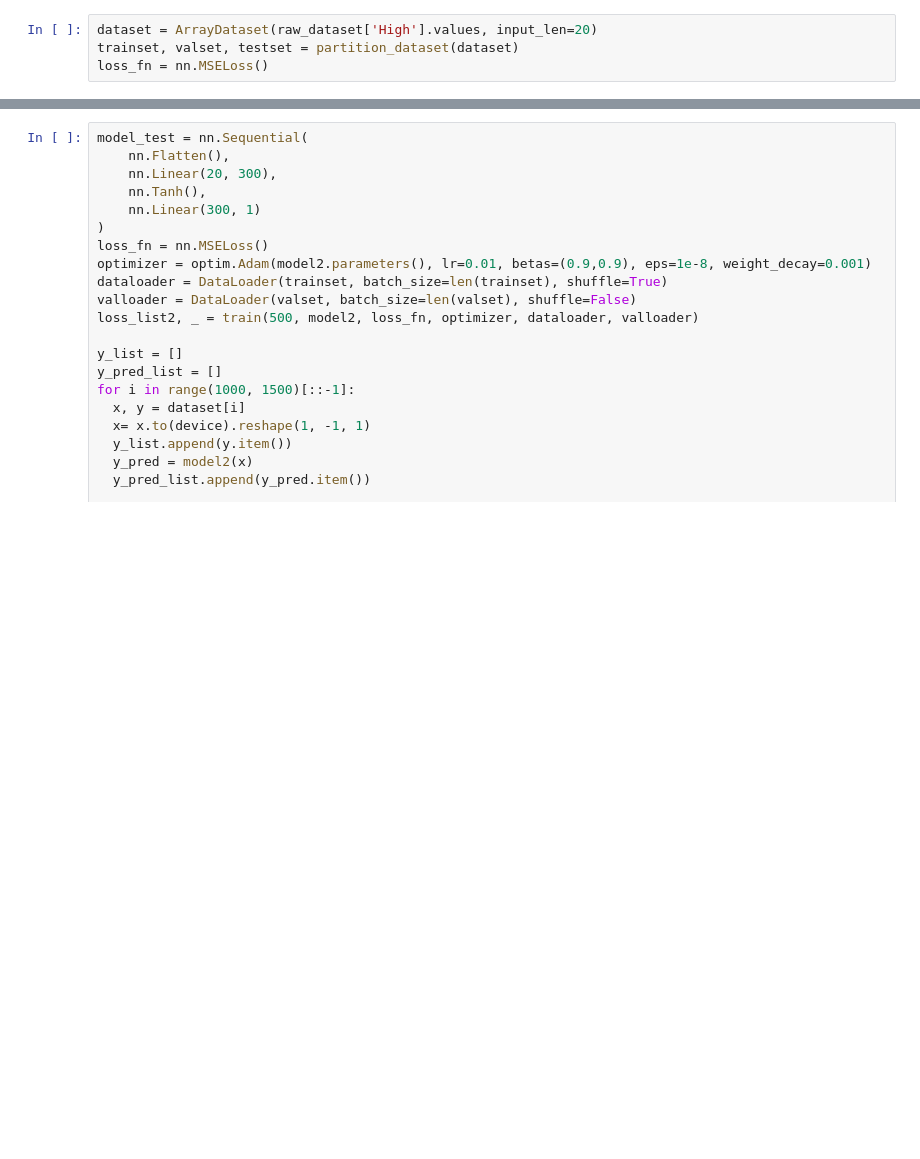
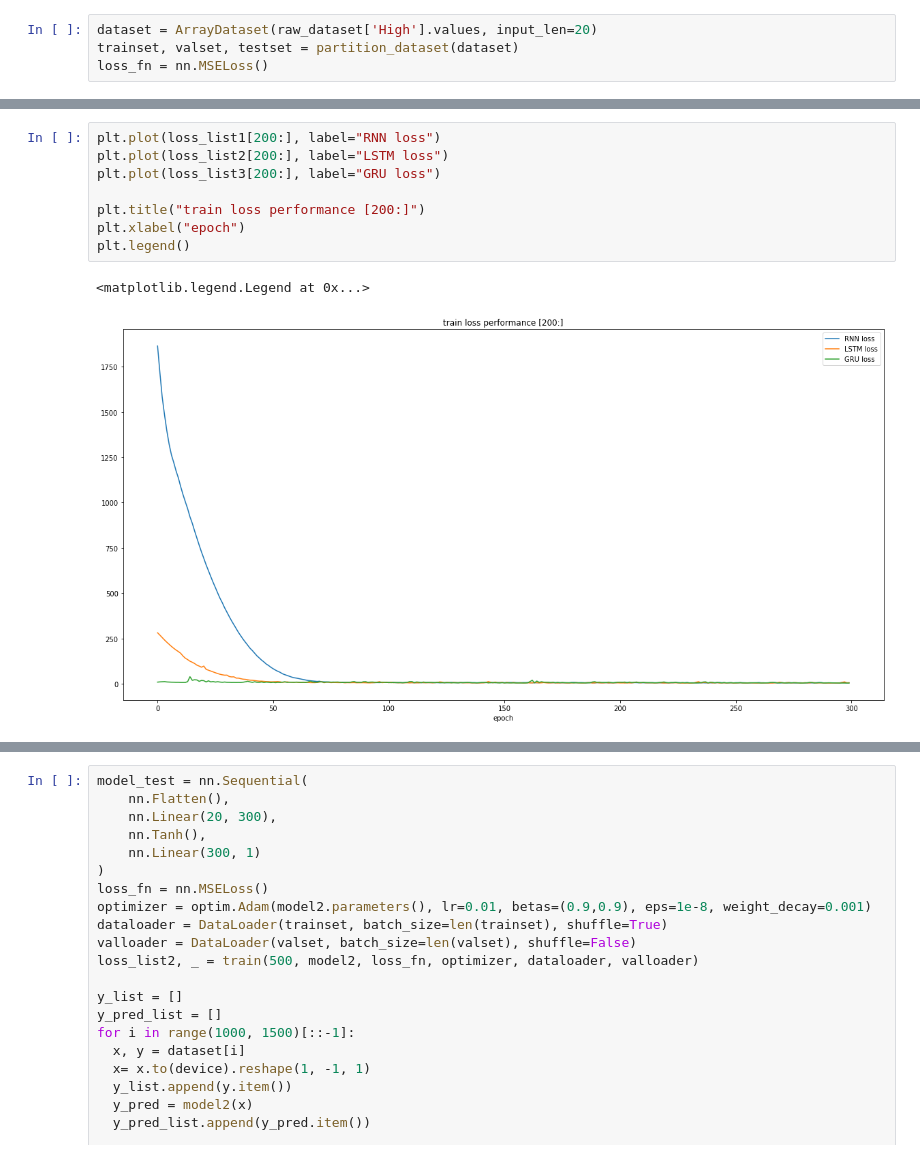
Before and after one commit to xiaoshaoyc/CSCI-4962, a Jupyter notebook: CSCI_4962_hw4.ipynb, the cells around one changed output, grey strips where cells are left out. Cells and saved outputs as stored; diff of their text form; blank space fills up the shorter version.

```diff
--- a/CSCI_4962_hw4.ipynb
+++ b/CSCI_4962_hw4.ipynb
@@ -485,3 +498,14 @@ plt.legend()
+# %%
+plt.plot(loss_list1[200:], label="RNN loss")
+plt.plot(loss_list2[200:], label="LSTM loss")
+plt.plot(loss_list3[200:], label="GRU loss")
+
+plt.title("train loss performance [200:]")
+plt.xlabel("epoch")
+plt.legend()
+# %% [output]
+<matplotlib.legend.Legend at 0x...>
+[figure, added]
 # %%
 testloader = DataLoader(testset, batch_size=len(testset), shuffle=False)
 rnn_test = val(model1, loss_fn, testloader)
```
Also changed, not shown: parts of 12 cells of this notebook.
